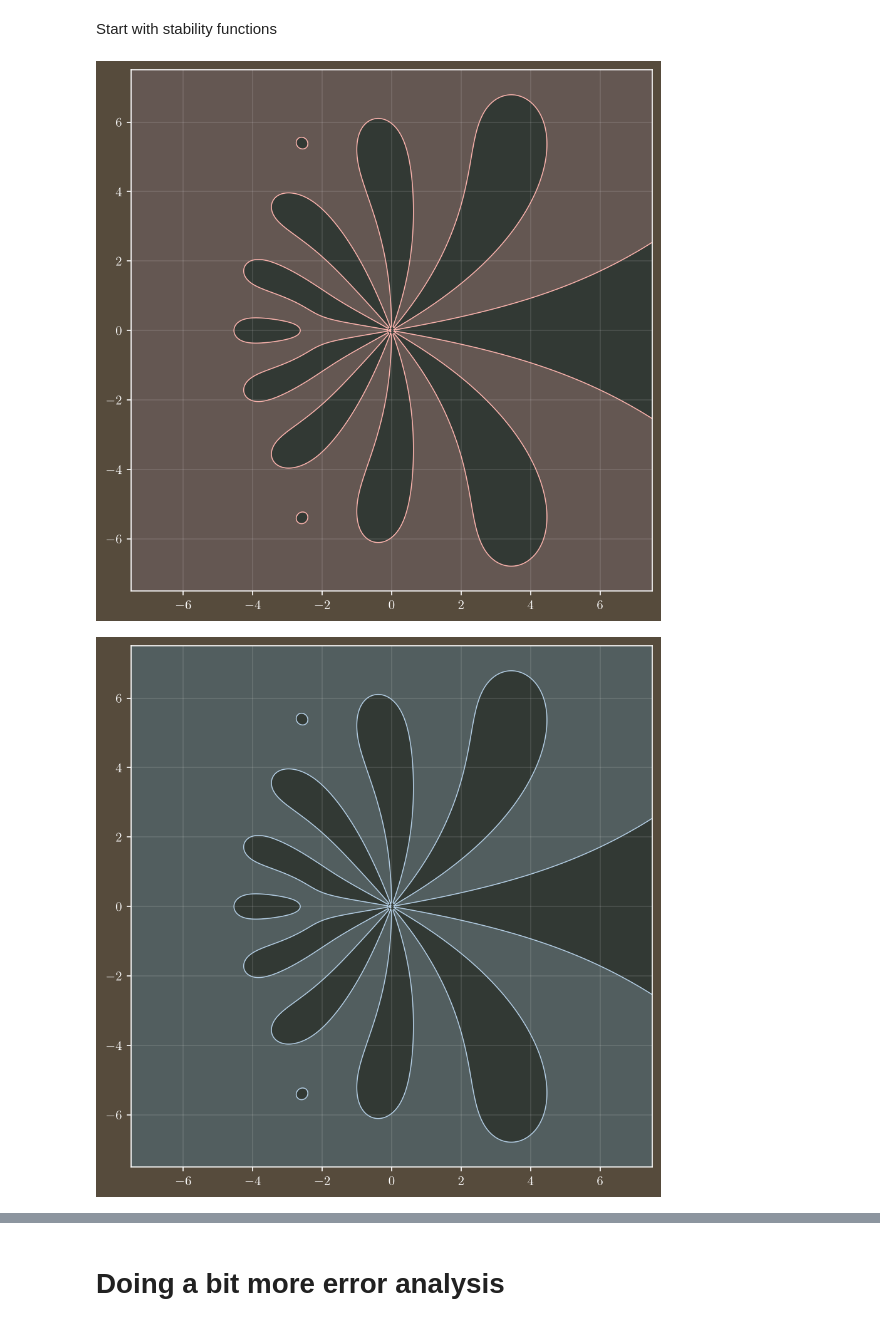
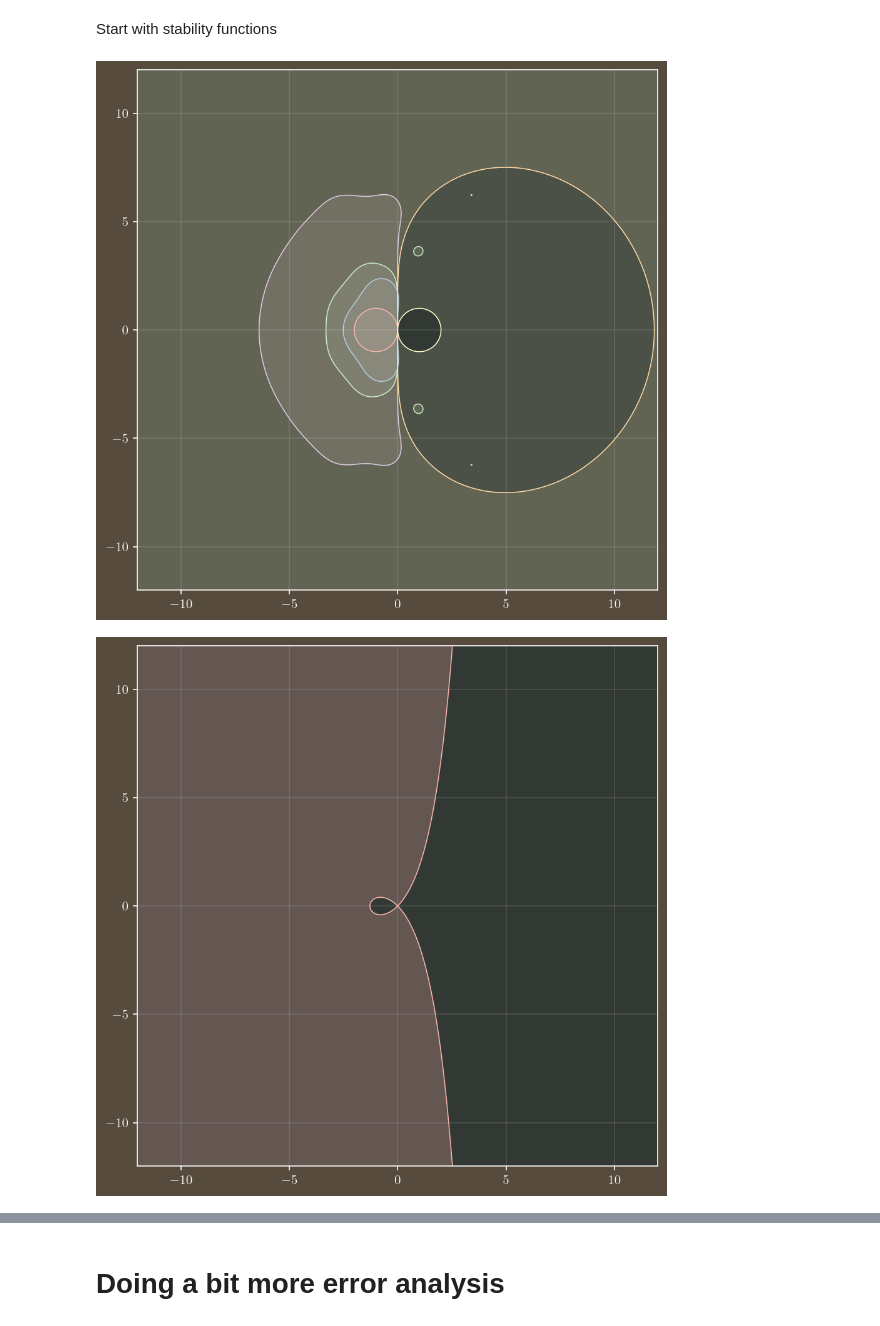
Before and after one commit to 3257077517-collab/Team17, a Jupyter notebook: report/notes.ipynb, the cells around one changed output, grey strips where cells are left out. Saved outputs shown, nothing was run; the diff lists cells and outputs as text; code cells hidden in the pictures.

```diff
--- a/report/notes.ipynb
+++ b/report/notes.ipynb
@@ -161,40 +161,62 @@ def exp_pade_approx_num(k, j, z):
     return P_kj
 
 
-M = 7.5
+M = 12.0
 axis = np.linspace(-M, M, num=1025)
 X, Y = np.meshgrid(axis, axis)
 Z = X + 1j * Y
+
+fig_stab, ax_stab = plt.subplots()
+ax_stab.set_aspect("equal")
 
 for i, R in enumerate(
     (
         explicit_rk_stability_fun(RK21.A, RK21.B, Z),
         explicit_rk_stability_fun(itg.RK23.A, itg.RK23.B, Z),
         explicit_rk_stability_fun(itg.RK45.A, itg.RK45.B, Z),
         explicit_rk_stability_fun(itg.DOP853.A, itg.DOP853.B, Z),
         exp_pade_approx_num(2, 3, Z) / exp_pade_approx_num(3, 2, -Z),
+        exp_pade_approx_num(0, 1, Z) / exp_pade_approx_num(1, 0, -Z),
     )
 ):
     fig, ax = plt.subplots()
     ax.set_aspect("equal")
     absR = np.abs(R)
     absRdivexpZ = np.abs(R * np.exp(-Z))
     ax.contour(
         X,
         Y,
         absRdivexpZ,
         levels=[1.0],
         colors=[f"C{i}"],
         linewidth=0.75,
     )
     ax.contourf(
         X,
         Y,
         absRdivexpZ,
         levels=[1.0, np.inf],
         colors=[(f"C{i}", 0.25)],
     )
     ax.grid()
+
+    ax_stab.contour(
+        X,
+        Y,
+        absR,
+        levels=[1.0],
+        colors=[f"C{i}"],
+        linewidth=0.75,
+    )
+    ax_stab.contourf(
+        X,
+        Y,
+        absR,
+        levels=[0.0, 1.0],
+        colors=[(f"C{i}", 0.125)],
+    )
+
+ax_stab.grid()
 # %% [output]
-[figure, old version]
+[figure, new version]
-[figure, old version]
+[figure, new version]
```
Also changed, not shown: parts of 1 cell of this notebook.
